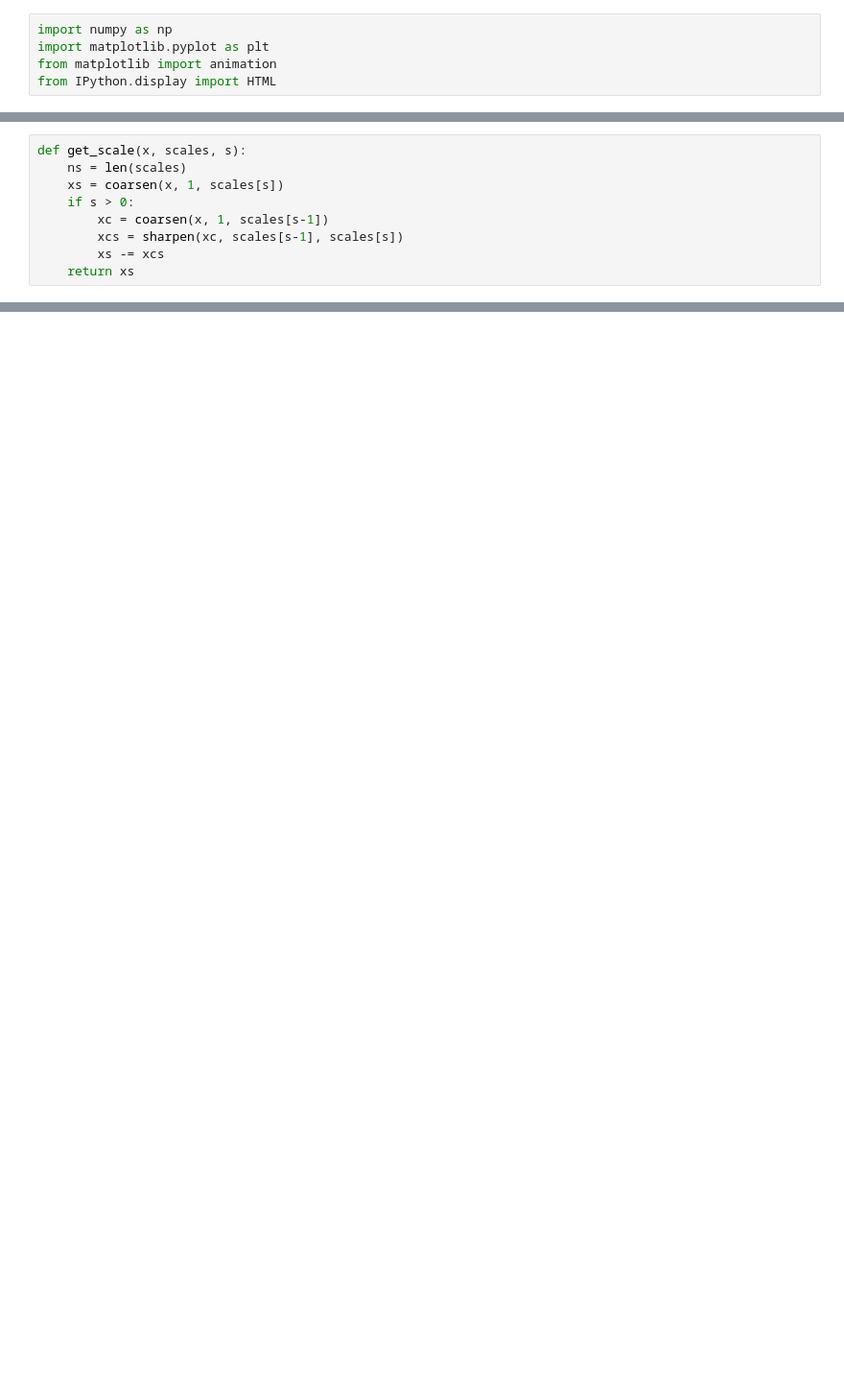
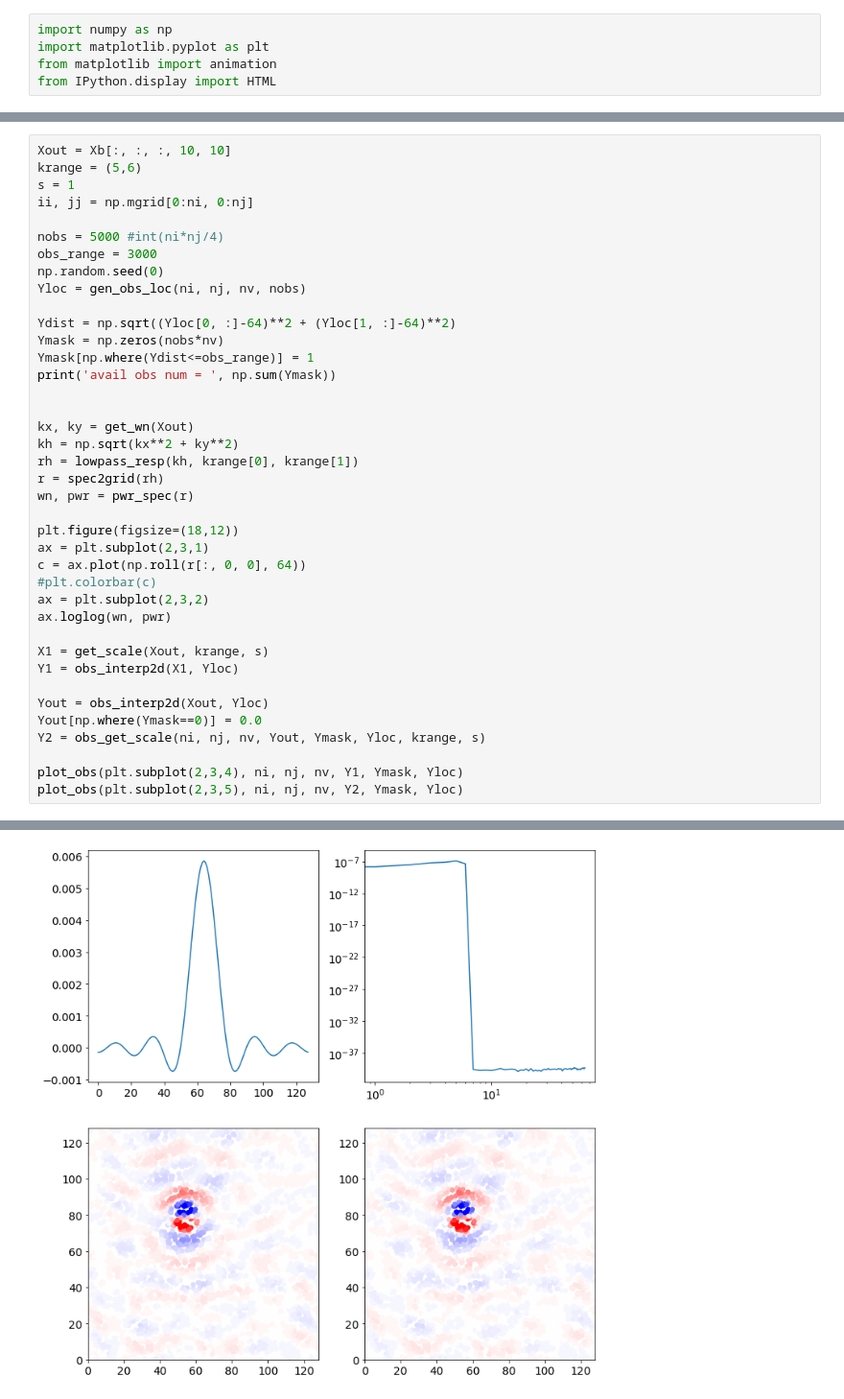
Before and after one commit to myying/rankine, a Jupyter notebook: demo.multiscale.DA.ipynb, the cells around one changed output, grey strips where cells are left out. Shown at 96% size. Saved outputs shown, nothing was run; the diff lists cells and outputs as text; blank space fills up the shorter version.

```diff
--- a/demo.multiscale.DA.ipynb
+++ b/demo.multiscale.DA.ipynb
@@ -244,9 +13,0 @@ function that calculate the scale component of a given spatial field, using the
-# %%
-def get_scale(x, scales, s):
-    ns = len(scales)
-    xs = coarsen(x, 1, scales[s])
-    if s > 0:
-        xc = coarsen(x, 1, scales[s-1])
-        xcs = sharpen(xc, scales[s-1], scales[s])
-        xs -= xcs
-    return xs
@@ -604,0 +624,40 @@ to tune a parameter for optimal performance, we can fix other parameters and try
+# %%
+Xout = Xb[:, :, :, 10, 10]
+krange = (5,6)
+s = 1
+ii, jj = np.mgrid[0:ni, 0:nj]
+
+nobs = 5000 #int(ni*nj/4)
+obs_range = 3000
+np.random.seed(0)
+Yloc = gen_obs_loc(ni, nj, nv, nobs)
+
+Ydist = np.sqrt((Yloc[0, :]-64)**2 + (Yloc[1, :]-64)**2)
+Ymask = np.zeros(nobs*nv)
+Ymask[np.where(Ydist<=obs_range)] = 1
+print('avail obs num = ', np.sum(Ymask))
+
+
+kx, ky = get_wn(Xout)
+kh = np.sqrt(kx**2 + ky**2)
+rh = lowpass_resp(kh, krange[0], krange[1])
+r = spec2grid(rh)
+wn, pwr = pwr_spec(r)
+
+plt.figure(figsize=(18,12))
+ax = plt.subplot(2,3,1)
+c = ax.plot(np.roll(r[:, 0, 0], 64))
+#plt.colorbar(c)
+ax = plt.subplot(2,3,2)
+ax.loglog(wn, pwr)
+
+X1 = get_scale(Xout, krange, s)
+Y1 = obs_interp2d(X1, Yloc)
+
+Yout = obs_interp2d(Xout, Yloc)
+Yout[np.where(Ymask==0)] = 0.0
+Y2 = obs_get_scale(ni, nj, nv, Yout, Ymask, Yloc, krange, s)
+
+plot_obs(plt.subplot(2,3,4), ni, nj, nv, Y1, Ymask, Yloc)
+plot_obs(plt.subplot(2,3,5), ni, nj, nv, Y2, Ymask, Yloc)
+# %% [output]
@@ -604,0 +665 @@ to tune a parameter for optimal performance, we can fix other parameters and try
+[figure, added]
```
Also changed, not shown: parts of 64 cells of this notebook, 25 other files.
